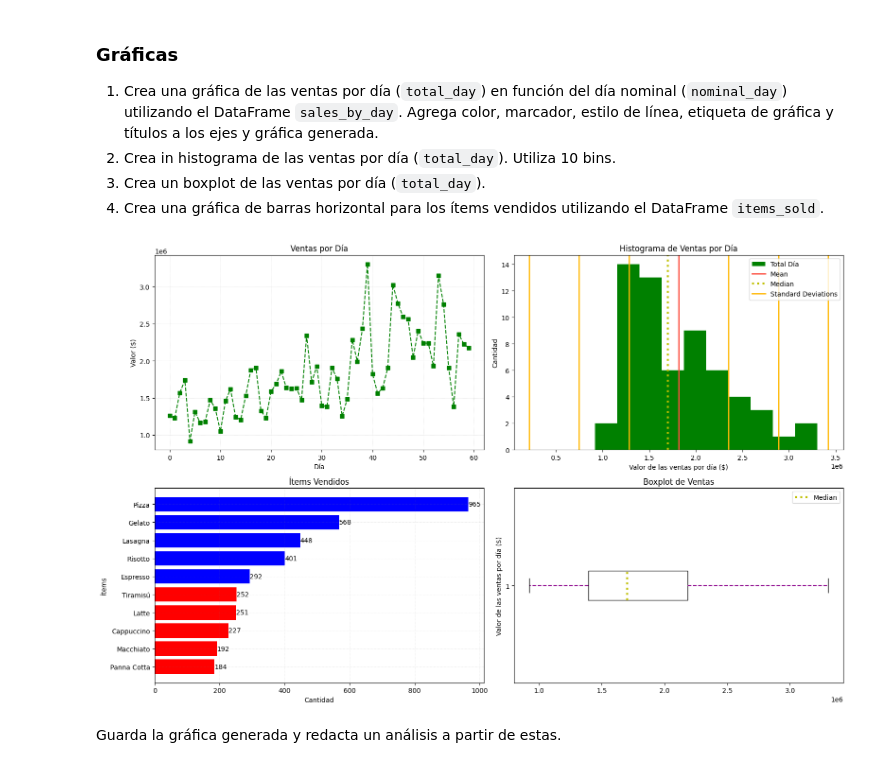
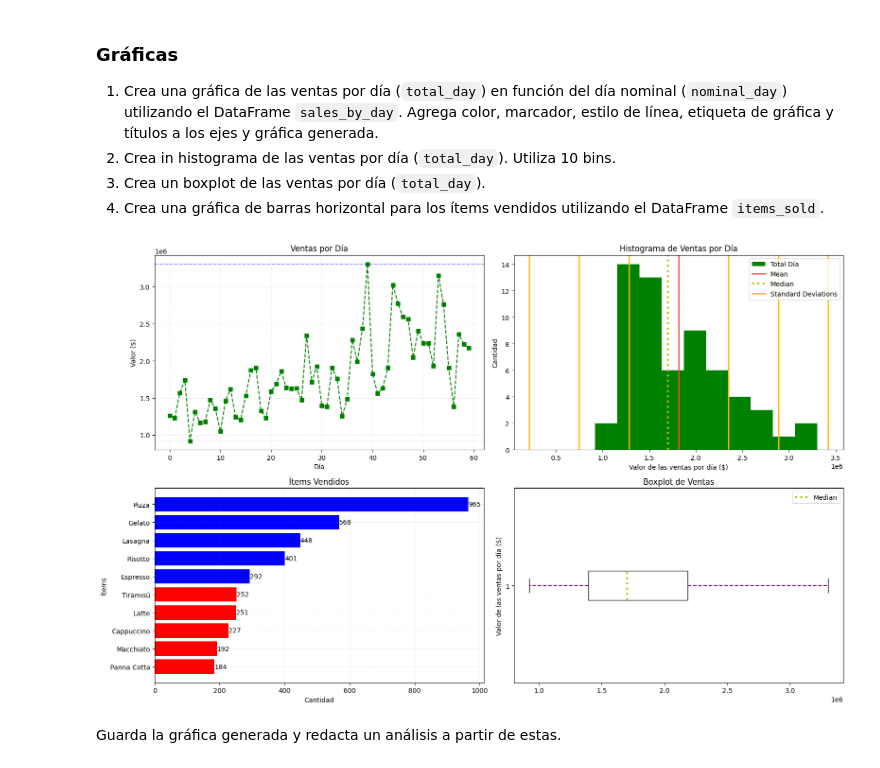
Before and after one commit to Efol256/Entregables, a Jupyter notebook: Taller_3/Michelangelos.ipynb, the cells around one changed output. Drawn from its saved outputs; the diff is of its cells as text; code cells hidden in the pictures.

```diff
--- a/Taller_3/Michelangelos.ipynb
+++ b/Taller_3/Michelangelos.ipynb
@@ -872,6 +872,9 @@ items_bar = plt.subplot(223)
 
 # Gráfica de Ventas en el tiempo
 sales_plot.plot(sales_by_day['nominal_day'], total_day, 'gs--') # Se grafica y se  customiza la grafica
+
+sales_plot.axhline(sales_min, color = 'b', alpha = 1, linestyle = '-.', linewidth=0.7)# Se crea la linea horizontal en valor mínimo
+sales_plot.axhline(sales_max, color = 'b', alpha = 1, linestyle = '-.', linewidth=0.7)# Se crea la linea horizontal en valor máximo
 
 sales_plot.grid(color='black', linestyle=':', linewidth=0.5,alpha=0.2) # Se crea la cuadricula
 sales_plot.set_title('Ventas por Día')
@@ -900,34 +903,34 @@ sales_hist.legend()
 bp = sales_boxplot.boxplot(total_day, vert = 0) # Se grafica
 
 for whisker in bp['whiskers']: # Se modifica estéticamente la línea
     whisker.set(color ='#8B008B', linewidth = 1.5, linestyle ="--")
 
 for median in bp['medians']: # Se modifica estéticamente la mediana
     median.set(color='y', linestyle='dotted', linewidth=3, label='Median')
 
 sales_boxplot.set_title('Boxplot de Ventas')
 sales_boxplot.set_xlabel('')
 sales_boxplot.set_ylabel('Valor de las ventas por día ($)')
 
 sales_boxplot.legend()
 
 # Gráfico de Barras de los Productos
 color = np.where(items_sold['count']>252 , 'blue', 'red') # Se caracterizan los valores según una condición
 
 items_bar.barh(items_sold['item'], items_sold['count'], color = color)# Se grafica
 
 items_bar.bar_label(items_bar.containers[0])
 items_bar.grid(color='grey', linestyle='-.', linewidth=0.5,alpha=0.2)
 items_bar.set_title('Ítems Vendidos')
 items_bar.set_xlabel('Cantidad')
 items_bar.set_ylabel('Ítems')
 
 #
 plt.tight_layout()
 #plt.show()
 plt.savefig('Michelangelos_charts.png')
 # %% [output]
-[figure, old version]
+[figure, new version]
 # %% [markdown]
 Guarda la gráfica generada y redacta un análisis a partir de estas.
 # %% [markdown]
```
Also changed, not shown: 1 other file.
